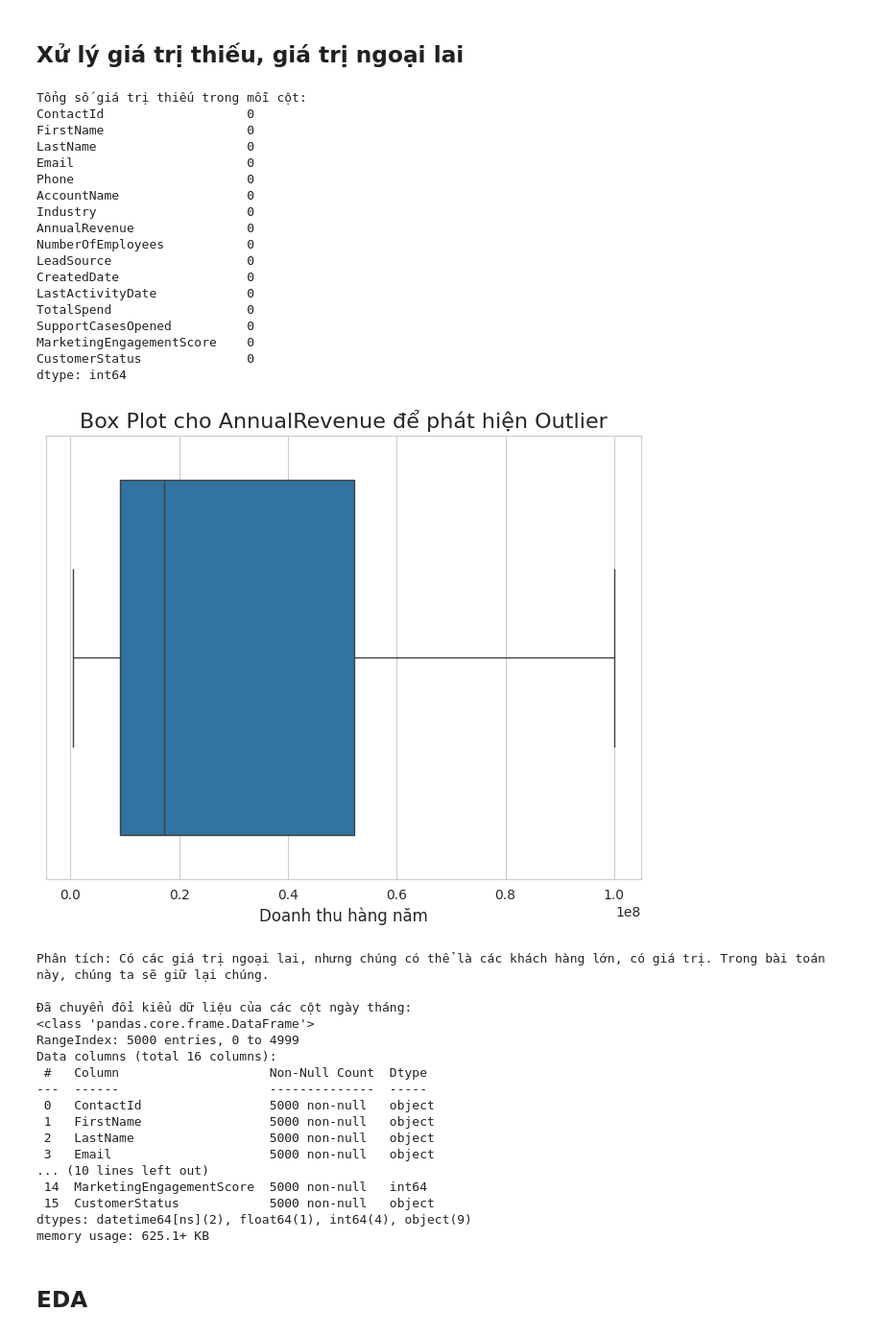
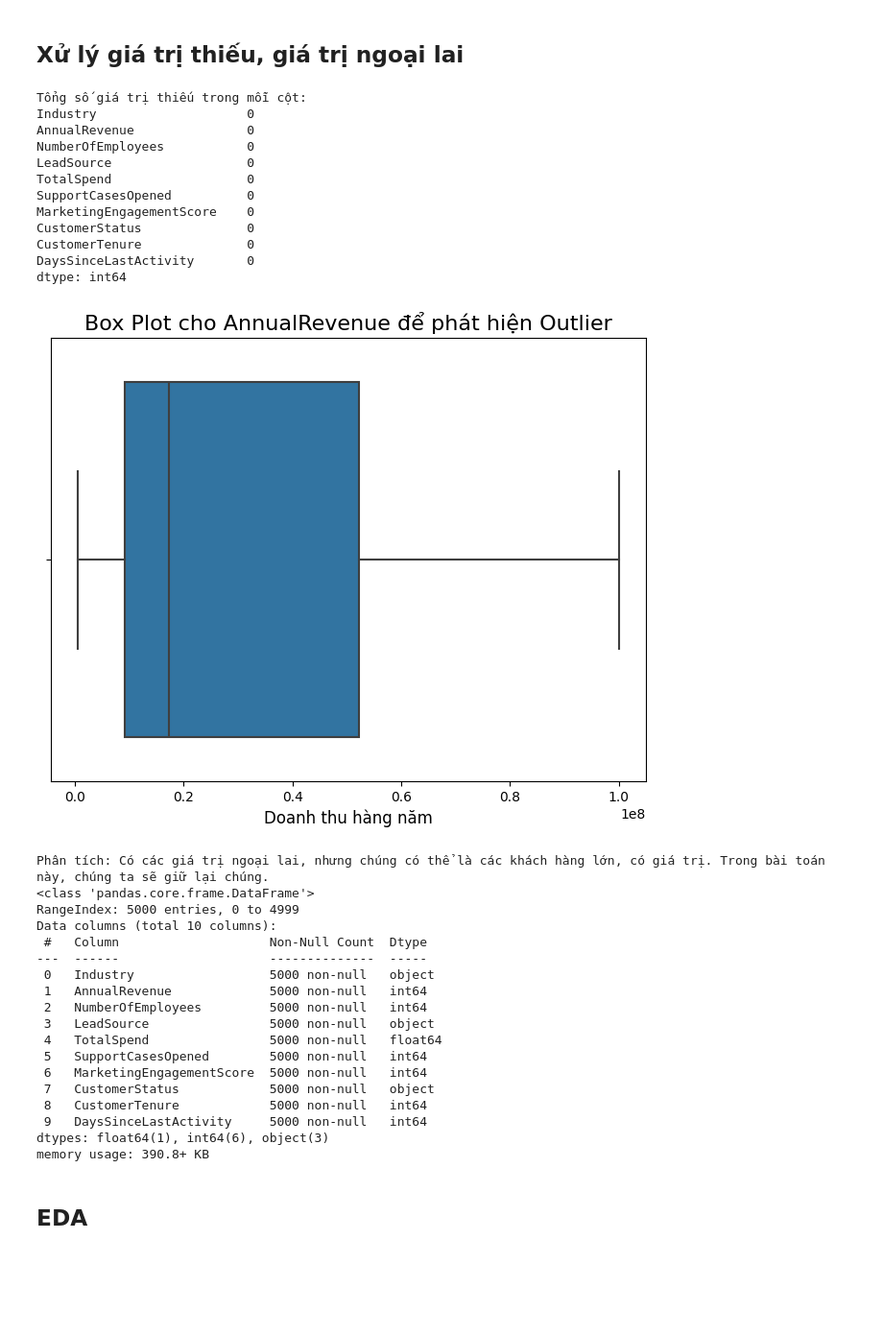
Before and after one commit to punnie0904/bai-tap-bao-cao-thuc-tap, a Jupyter notebook: Bài_tập_thêm.ipynb, the cells around one changed output. Shown at 96% size. Cells and saved outputs as stored; diff of their text form; code cells hidden in the pictures; blank space fills up the shorter version.

```diff
--- a/Bài_tập_thêm.ipynb
+++ b/Bài_tập_thêm.ipynb
@@ -101,60 +107,51 @@ print(df.head())
 # %%
 # --- Xử lý giá trị thiếu (Missing Values) ---
 print(f"Tổng số giá trị thiếu trong mỗi cột:\n{df.isnull().sum()}")
 # Kết luận: Dữ liệu tổng hợp này không có giá trị thiếu.
 
 # --- Xử lý dữ liệu ngoại lai (Outliers) ---
 # Trực quan hóa outlier trong cột 'AnnualRevenue' bằng box plot
 plt.figure(figsize=(8, 6))
 sns.boxplot(x=df['AnnualRevenue'])
 plt.title('Box Plot cho AnnualRevenue để phát hiện Outlier', fontsize=16)
 plt.xlabel('Doanh thu hàng năm', fontsize=12)
 plt.show()
 print("Phân tích: Có các giá trị ngoại lai, nhưng chúng có thể là các khách hàng lớn, có giá trị. Trong bài toán này, chúng ta sẽ giữ lại chúng.")
 
-# --- Xử lý cột ngày tháng (Date Feature) ---
-# Chuyển đổi từ kiểu 'object' sang 'datetime'
-df['CreatedDate'] = pd.to_datetime(df['CreatedDate'])
-df['LastActivityDate'] = pd.to_datetime(df['LastActivityDate'])
-print("\nĐã chuyển đổi kiểu dữ liệu của các cột ngày tháng:")
+
 df.info()
 # %% [output]
 Tổng số giá trị thiếu trong mỗi cột:
-ContactId                   0
-FirstName                   0
-LastName                    0
-Email                       0
-Phone                       0
-AccountName                 0
 Industry                    0
 AnnualRevenue               0
 NumberOfEmployees           0
 LeadSource                  0
-CreatedDate                 0
-LastActivityDate            0
 TotalSpend                  0
 SupportCasesOpened          0
 MarketingEngagementScore    0
 CustomerStatus              0
+CustomerTenure              0
+DaysSinceLastActivity       0
 dtype: int64
-[figure, old version]
+[figure, new version]
 Phân tích: Có các giá trị ngoại lai, nhưng chúng có thể là các khách hàng lớn, có giá trị. Trong bài toán này, chúng ta sẽ giữ lại chúng.
-
-Đã chuyển đổi kiểu dữ liệu của các cột ngày tháng:
 <class 'pandas.core.frame.DataFrame'>
 RangeIndex: 5000 entries, 0 to 4999
-Data columns (total 16 columns):
+Data columns (total 10 columns):
  #   Column                    Non-Null Count  Dtype
 ---  ------                    --------------  -----
- 0   ContactId                 5000 non-null   object
- 1   FirstName                 5000 non-null   object
- 2   LastName                  5000 non-null   object
- 3   Email                     5000 non-null   object
-... (10 lines left out)
- 14  MarketingEngagementScore  5000 non-null   int64
- 15  CustomerStatus            5000 non-null   object
-dtypes: datetime64[ns](2), float64(1), int64(4), object(9)
-memory usage: 625.1+ KB
+ 0   Industry                  5000 non-null   object
+ 1   AnnualRevenue             5000 non-null   int64
+ 2   NumberOfEmployees         5000 non-null   int64
+ 3   LeadSource                5000 non-null   object
+ 4   TotalSpend                5000 non-null   float64
+ 5   SupportCasesOpened        5000 non-null   int64
+ 6   MarketingEngagementScore  5000 non-null   int64
+ 7   CustomerStatus            5000 non-null   object
+ 8   CustomerTenure            5000 non-null   int64
+ 9   DaysSinceLastActivity     5000 non-null   int64
+dtypes: float64(1), int64(6), object(3)
+memory usage: 390.8+ KB
 # %%
 # Tạo một bản sao để hiển thị các bước tiền xử lý
 df_eda = df.copy()
```
Also changed, not shown: parts of 18 cells of this notebook.
